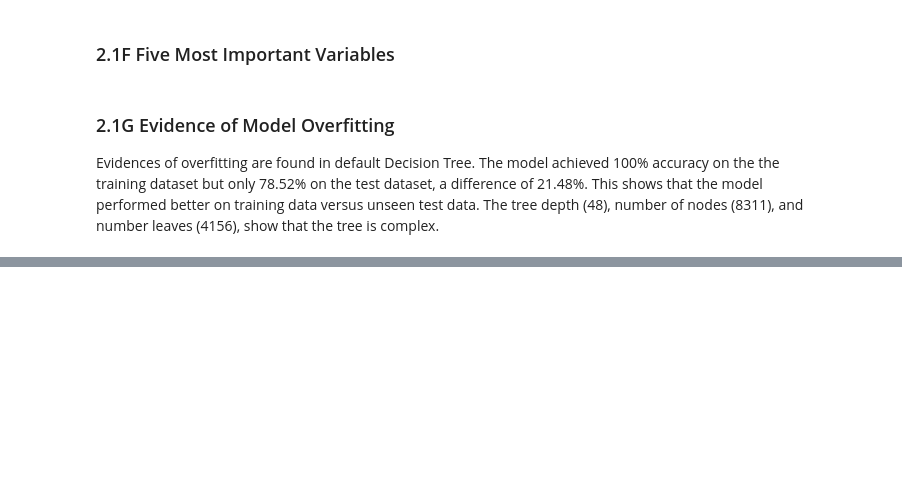
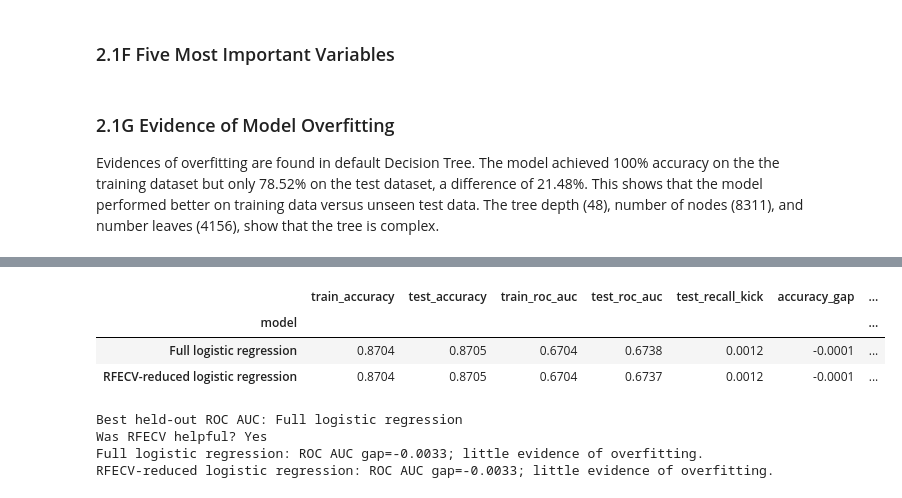
Before and after one commit to PeterK1212/IFQ580MachineLearning, a Jupyter notebook: Assignment1AMaster.ipynb, the cells around one changed output, grey strips where cells are left out. Saved outputs shown, nothing was run; the diff lists cells and outputs as text; code cells hidden in the pictures; blank space fills up the shorter version.

```diff
--- a/Assignment1AMaster.ipynb
+++ b/Assignment1AMaster.ipynb
@@ -630,0 +885,19 @@ print(f"Number of leaves: {def_dt_model.get_n_leaves()}")
+# %%
+(
+    task3_reduced_result,
+    task3_reduced_train_pred,
+    task3_reduced_test_pred,
+    task3_reduced_train_prob,
+    task3_reduced_test_prob,
+) = task3_evaluate_model(
+    "RFECV-reduced logistic regression",
+    task3_reduced_search.best_estimator_,
+    X_train_task3_reduced,
+    X_test_task3_reduced,
+)
+
+task3_results = pd.DataFrame([task3_full_result, task3_reduced_result]).set_index("model")
+print("Full versus reduced results:")
+display(task3_results.round(4).T)
+print("Reduced-model test classification report:")
+print(classification_report(y_test_task3, task3_reduced_test_pred, digits=4, zero_division=0))
@@ -630,0 +988,43 @@ print(f"Number of leaves: {def_dt_model.get_n_leaves()}")
+# %%
+task3_comparison = task3_results[[
+    "train_accuracy",
+    "test_accuracy",
+    "train_roc_auc",
+    "test_roc_auc",
+    "test_recall_kick",
+]].copy()
+task3_comparison["accuracy_gap"] = (
+    task3_comparison["train_accuracy"] - task3_comparison["test_accuracy"]
+)
+task3_comparison["roc_auc_gap"] = (
+    task3_comparison["train_roc_auc"] - task3_comparison["test_roc_auc"]
+)
+
+display(task3_comparison.round(4))
+task3_best_model_name = task3_results["test_roc_auc"].idxmax()
+task3_reduction_helpful = (
+    task3_reduced_result["test_roc_auc"] >= task3_full_result["test_roc_auc"] - 0.005
+    and task3_rfe.n_features_ < len(task3_feature_names)
+)
+
+print("Best held-out ROC AUC:", task3_best_model_name)
+print("Was RFECV helpful?", "Yes" if task3_reduction_helpful else "No")
+for task3_name, task3_row in task3_comparison.iterrows():
+    task3_interpretation = (
+        "little evidence of overfitting"
+        if task3_row["roc_auc_gap"] < 0.03
+        else "possible overfitting"
+    )
+    print(
+        f"{task3_name}: ROC AUC gap={task3_row['roc_auc_gap']:.4f}; "
+        f"{task3_interpretation}."
+    )
+# %% [output]
+|  | train_accuracy | test_accuracy | train_roc_auc | test_roc_auc | test_recall_kick | accuracy_gap | ... |
+| model |  |  |  |  |  |  | ... |
+| Full logistic regression | 0.8704 | 0.8705 | 0.6704 | 0.6738 | 0.0012 | -0.0001 | ... |
+| RFECV-reduced logistic regression | 0.8704 | 0.8705 | 0.6704 | 0.6737 | 0.0012 | -0.0001 | ... |
+Best held-out ROC AUC: Full logistic regression
+Was RFECV helpful? Yes
+Full logistic regression: ROC AUC gap=-0.0033; little evidence of overfitting.
+RFECV-reduced logistic regression: ROC AUC gap=-0.0033; little evidence of overfitting.
```
Also changed, not shown: parts of 16 cells of this notebook, 1 other file.
